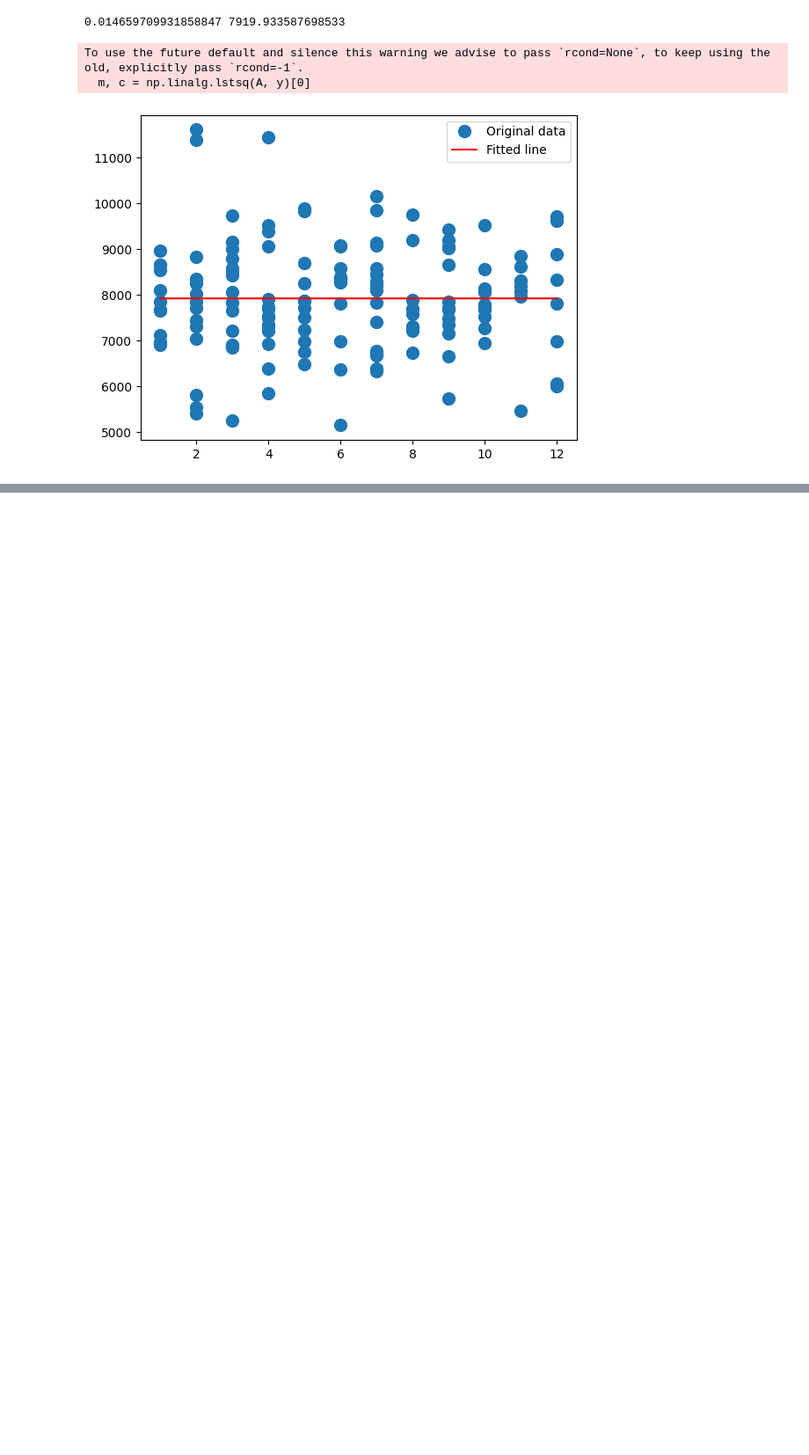
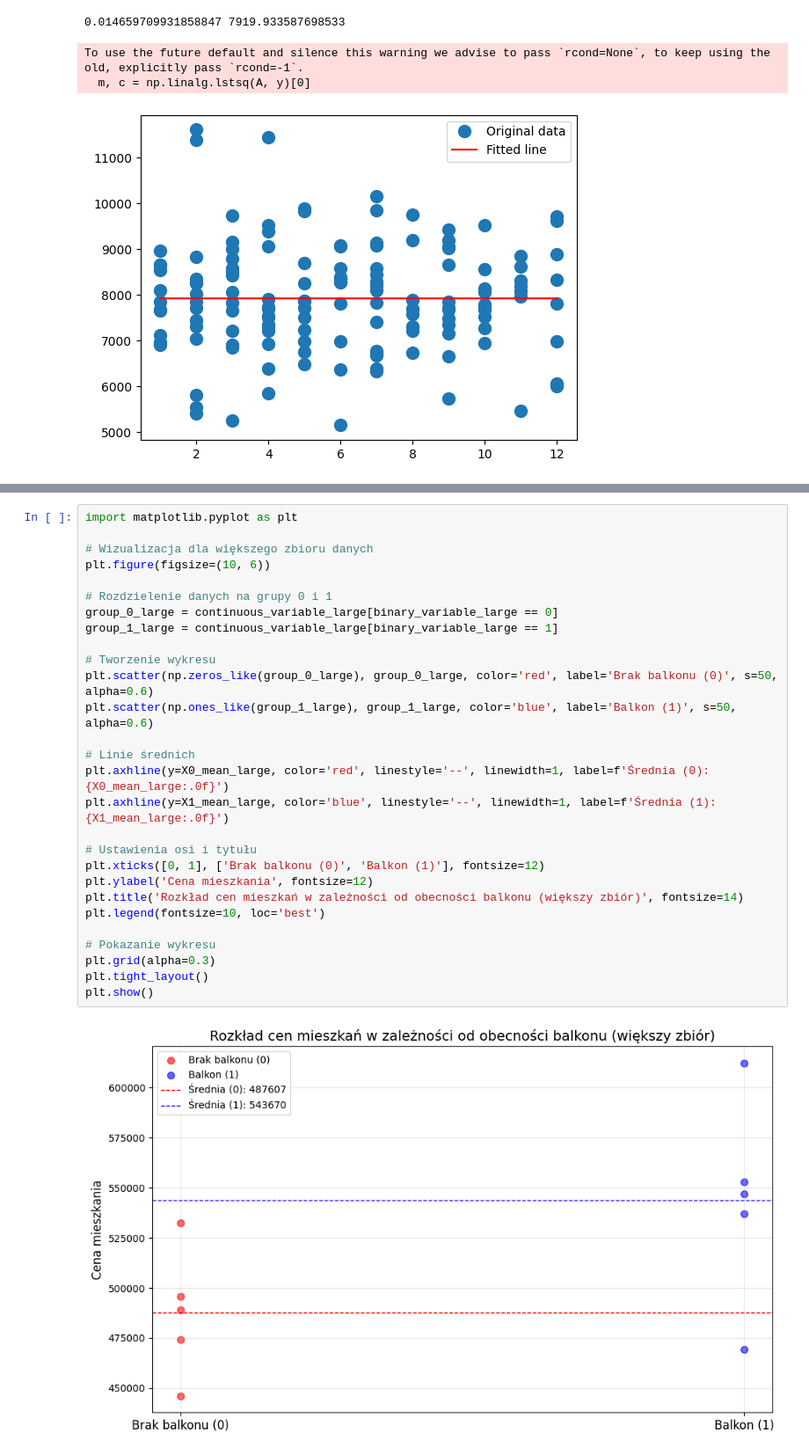
Before and after one commit to jkb-mchlk/jkb-mchlk, a Jupyter notebook: szkolenie_projekt.ipynb, the cells around one changed output, grey strips where cells are left out. Shown at 88% size. Cells and saved outputs as stored; diff of their text form; blank space fills up the shorter version.

```diff
--- a/szkolenie_projekt.ipynb
+++ b/szkolenie_projekt.ipynb
@@ -209,0 +439,30 @@ To use the future default and silence this warning we advise to pass `rcond=None
+# %%
+import matplotlib.pyplot as plt
+
+# Wizualizacja dla większego zbioru danych
+plt.figure(figsize=(10, 6))
+
+# Rozdzielenie danych na grupy 0 i 1
+group_0_large = continuous_variable_large[binary_variable_large == 0]
+group_1_large = continuous_variable_large[binary_variable_large == 1]
+
+# Tworzenie wykresu
+plt.scatter(np.zeros_like(group_0_large), group_0_large, color='red', label='Brak balkonu (0)', s=50, alpha=0.6)
+plt.scatter(np.ones_like(group_1_large), group_1_large, color='blue', label='Balkon (1)', s=50, alpha=0.6)
+
+# Linie średnich
+plt.axhline(y=X0_mean_large, color='red', linestyle='--', linewidth=1, label=f'Średnia (0): {X0_mean_large:.0f}')
+plt.axhline(y=X1_mean_large, color='blue', linestyle='--', linewidth=1, label=f'Średnia (1): {X1_mean_large:.0f}')
+
+# Ustawienia osi i tytułu
+plt.xticks([0, 1], ['Brak balkonu (0)', 'Balkon (1)'], fontsize=12)
+plt.ylabel('Cena mieszkania', fontsize=12)
+plt.title('Rozkład cen mieszkań w zależności od obecności balkonu (większy zbiór)', fontsize=14)
+plt.legend(fontsize=10, loc='best')
+
+# Pokazanie wykresu
+plt.grid(alpha=0.3)
+plt.tight_layout()
+plt.show()
+# %% [output]
+[figure, added]
```
Also changed, not shown: parts of 41 cells of this notebook, 3 other files.
